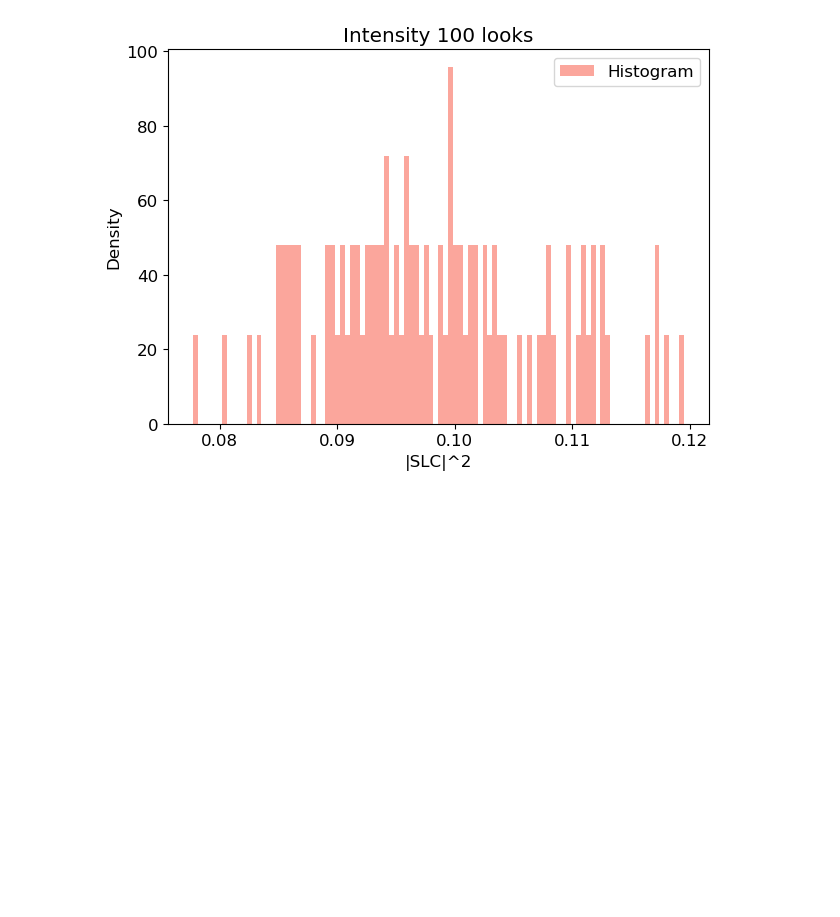
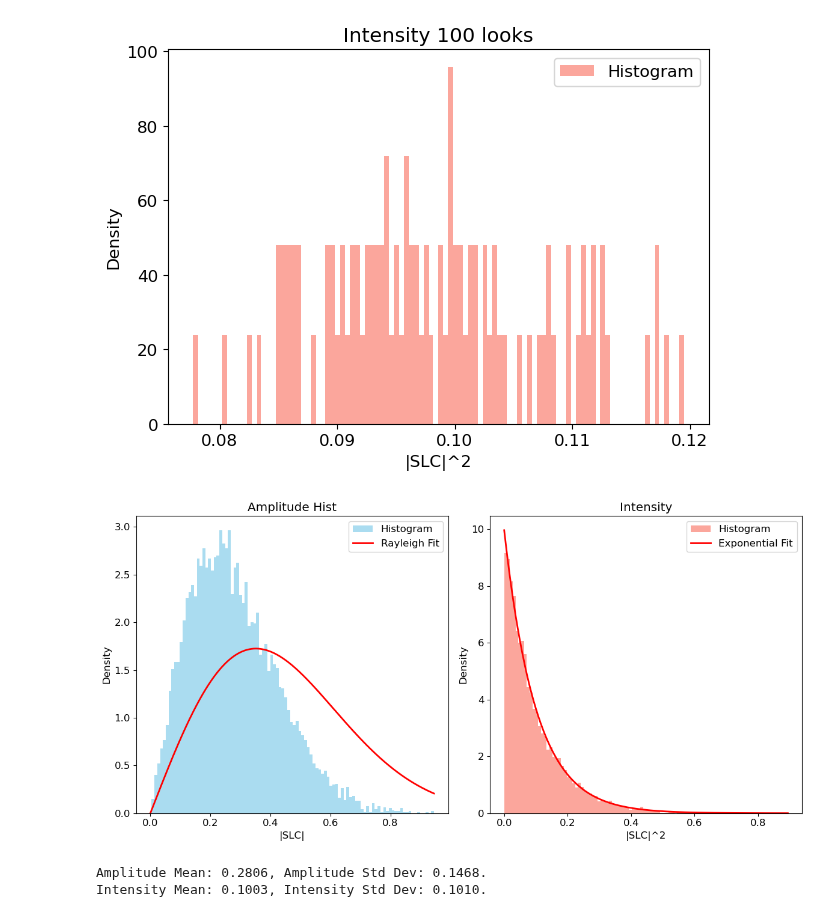
Before and after one commit to debnovalina/PPESO-Practical, a Jupyter notebook: Paco2.ipynb, the cells around one changed output. Saved outputs shown, nothing was run; the diff lists cells and outputs as text; code cells hidden in the pictures; blank space fills up the shorter version.

```diff
--- a/Paco2.ipynb
+++ b/Paco2.ipynb
@@ -481,22 +481,22 @@ def moving_average(data, Naz, Nrg, downsample=False):
     return filt_data
 
 
-def plot_hist_Rayl_exp(chessboard, shape, Naz, Nrg):
-    slc = np.sqrt(chessboard/2)*(np.random.randn(shape[0],shape[1])+1j*np.random.randn(shape[0],shape[1]))
+def plot_hist_Rayl_exp(one_pixel_nrcs, shape, Naz, Nrg):
+    slc = np.sqrt(one_pixel_nrcs/2)*(np.random.randn(shape[0],shape[1])+1j*np.random.randn(shape[0],shape[1]))
     amp = np.abs(slc)
     intensity = np.abs(slc)**2
 
     x_amp = np.linspace(0, amp.max(), 500)
     x_int = np.linspace(0, intensity.max(), 500)
 
-    numb = Naz*Nrg
+    #numb = Naz*Nrg
 
     plt.figure(figsize=(12, 6))
 
     plt.subplot(1, 2, 1)
     plt.hist(amp.flatten(), bins=100, density=True, color='skyblue', alpha=0.7, label='Histogram')
     plt.plot(x_amp, rayleigh.pdf(x_amp, scale=np.mean(amp) * np.sqrt(np.pi / 2)), 'r-', lw=2, label='Rayleigh Fit')
-    plt.title(f'Amplitude Hist {numb} looks')
+    plt.title(f'Amplitude Hist')
     plt.xlabel('|SLC|')
     plt.ylabel('Density')
     plt.legend()
@@ -504,7 +504,7 @@ def plot_hist_Rayl_exp(chessboard, shape, Naz, Nrg):
     plt.subplot(1, 2, 2)
     plt.hist(intensity.flatten(), bins=100, density=True, color='salmon', alpha=0.7, label='Histogram')
     plt.plot(x_int, expon.pdf(x_int, scale=np.mean(intensity)), 'r-', lw=2, label="Exponential Fit")
-    plt.title(f'Intensity {numb} looks')
+    plt.title(f'Intensity')
     plt.xlabel('|SLC|^2')
     plt.ylabel('Density')
     plt.legend()
@@ -591,3 +591,9 @@ plot_intensity(intensity, 5, 20)
 [figure]
 [figure]
 [figure]
+# %%
+plot_hist_Rayl_exp(0.1, shape, 1, 4)
+# %% [output]
+[figure, added]
+Amplitude Mean: 0.2806, Amplitude Std Dev: 0.1468.
+Intensity Mean: 0.1003, Intensity Std Dev: 0.1010.
```
Also changed, not shown: parts of 1 cell of this notebook.
